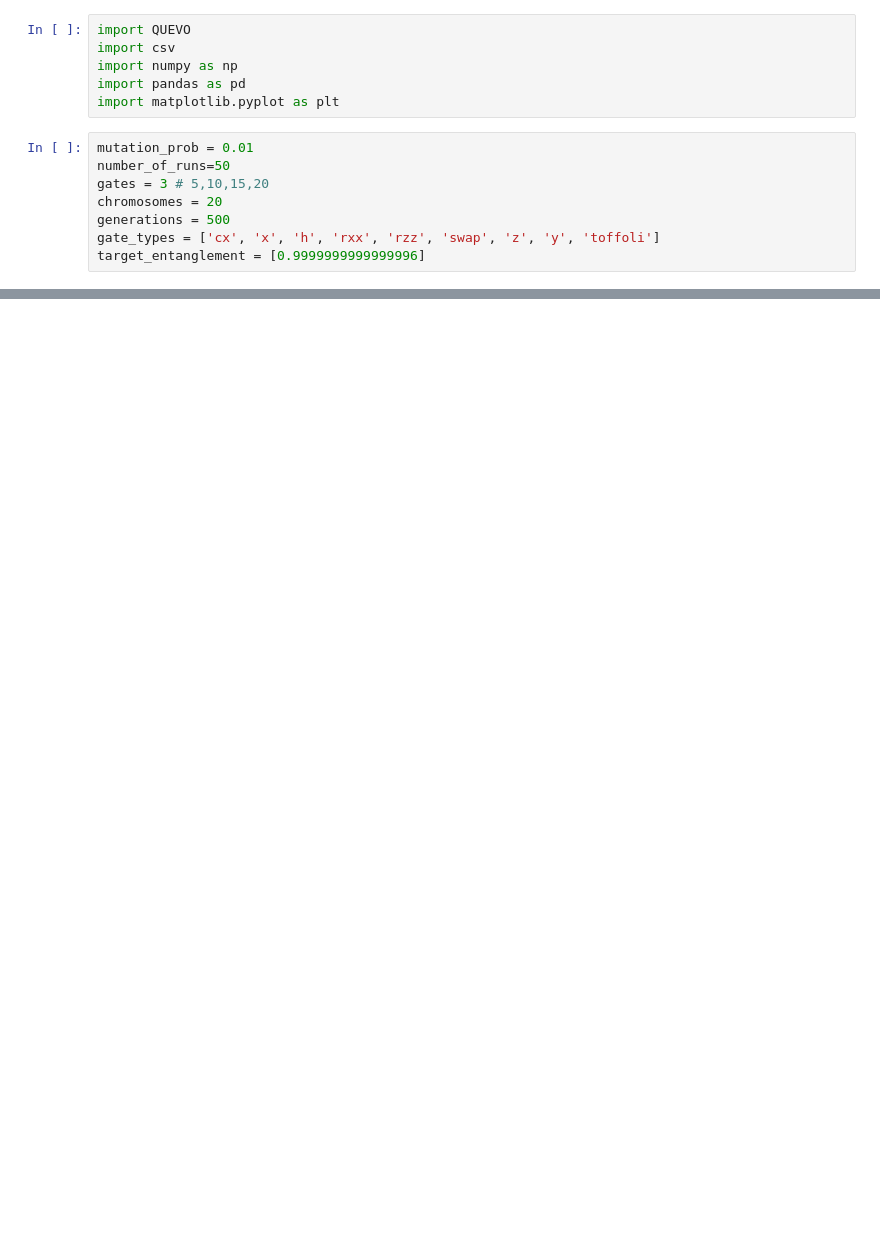
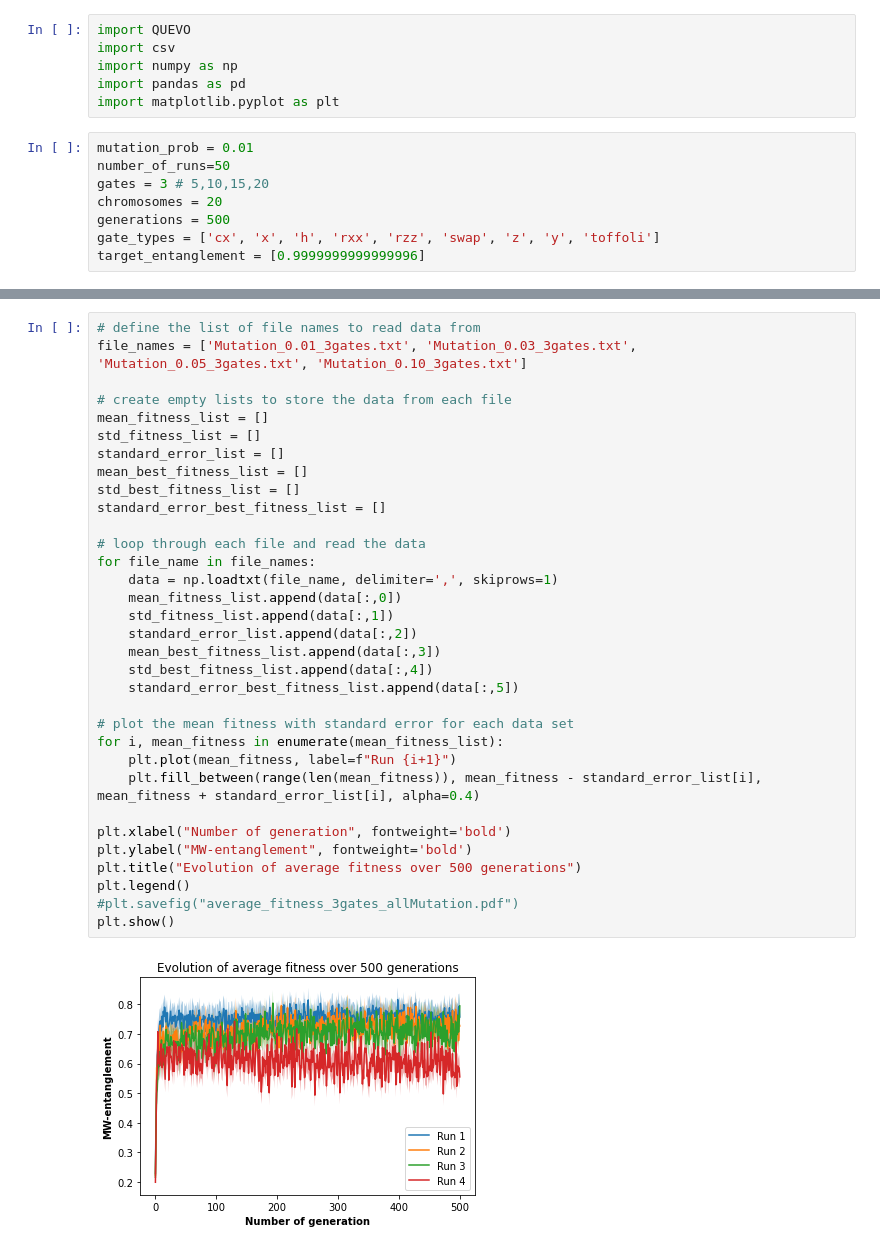
Before and after one commit to shailendrabhandari/QUEVO1, a Jupyter notebook: output_generator.ipynb, the cells around one changed output, grey strips where cells are left out. Saved outputs shown, nothing was run; the diff lists cells and outputs as text; blank space fills up the shorter version.

```diff
--- a/output_generator.ipynb
+++ b/output_generator.ipynb
@@ -100 +138,36 @@ mean_fitness, std_fitness, standard_error, mean_best_fitness, std_best_fitness,
+# %%
+# define the list of file names to read data from
+file_names = ['Mutation_0.01_3gates.txt', 'Mutation_0.03_3gates.txt', 'Mutation_0.05_3gates.txt', 'Mutation_0.10_3gates.txt']
+
+# create empty lists to store the data from each file
+mean_fitness_list = []
+std_fitness_list = []
+standard_error_list = []
+mean_best_fitness_list = []
+std_best_fitness_list = []
+standard_error_best_fitness_list = []
+
+# loop through each file and read the data
+for file_name in file_names:
+    data = np.loadtxt(file_name, delimiter=',', skiprows=1)
+    mean_fitness_list.append(data[:,0])
+    std_fitness_list.append(data[:,1])
+    standard_error_list.append(data[:,2])
+    mean_best_fitness_list.append(data[:,3])
+    std_best_fitness_list.append(data[:,4])
+    standard_error_best_fitness_list.append(data[:,5])
+
+# plot the mean fitness with standard error for each data set
+for i, mean_fitness in enumerate(mean_fitness_list):
+    plt.plot(mean_fitness, label=f"Run {i+1}")
+    plt.fill_between(range(len(mean_fitness)), mean_fitness - standard_error_list[i], mean_fitness + standard_error_list[i], alpha=0.4)
+
+plt.xlabel("Number of generation", fontweight='bold')
+plt.ylabel("MW-entanglement", fontweight='bold')
+plt.title("Evolution of average fitness over 500 generations")
+plt.legend()
+#plt.savefig("average_fitness_3gates_allMutation.pdf")
+plt.show()
+# %% [output]
+[figure, added]
 # %%
```
Also changed, not shown: parts of 6 cells of this notebook.
